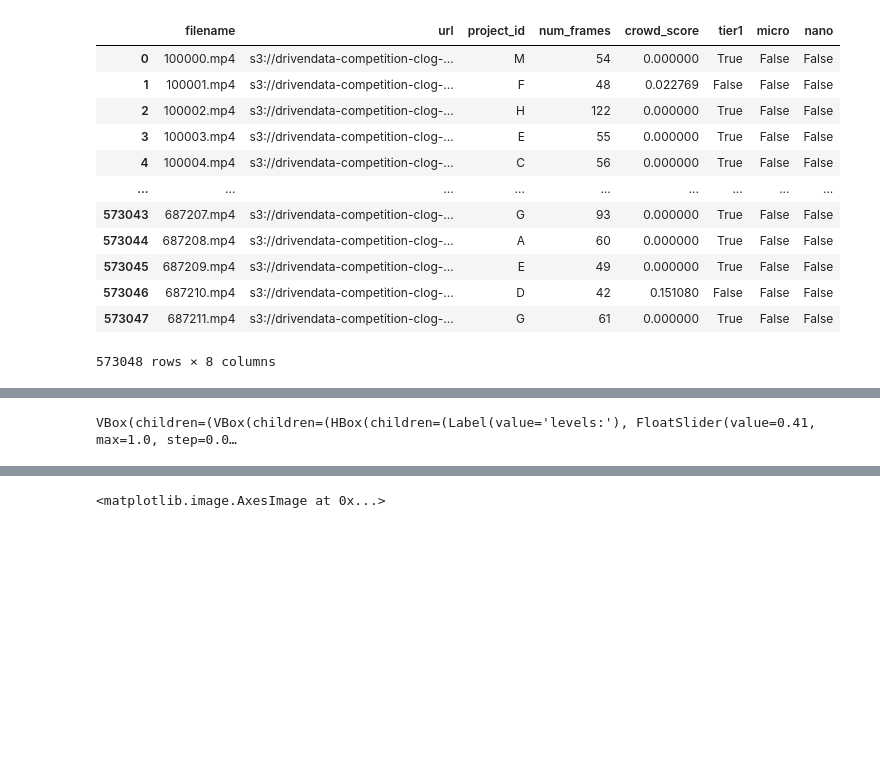
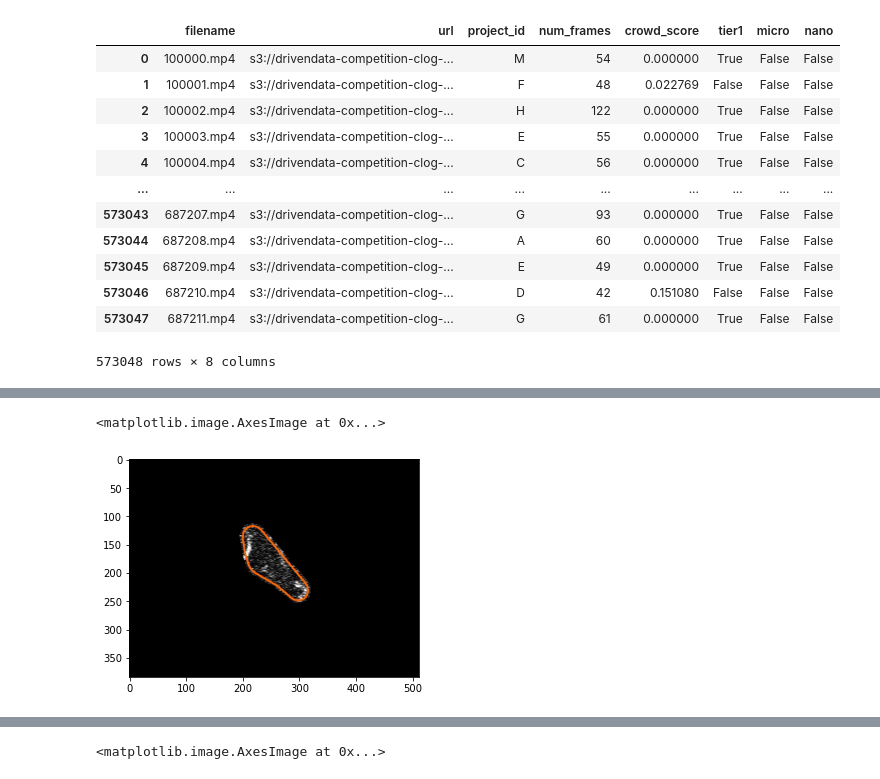
Before and after one commit to Alibhji/Clog-Loss-Advance-Alzheimer-s-Research, a Jupyter notebook: notebook/01_dataset_analysis.ipynb, the cells around one changed output, grey strips where cells are left out. Saved outputs shown, nothing was run; the diff lists cells and outputs as text; code cells hidden in the pictures; blank space fills up the shorter version.

```diff
--- a/notebook/01_dataset_analysis.ipynb
+++ b/notebook/01_dataset_analysis.ipynb
@@ -69,12 +148,43 @@ tensor_img = np.array(list(tensor_img))
 # %%
-import ipyvolume as ipv
-ipv.figure()
+# import ipyvolume as ipv
+# ipv.figure()
 
-ipv.volshow(tensor_img[...,1], level=[0.41, 0.75], opacity=0.5, level_width=0.1, data_min=0, data_max=255)
-ipv.view(-30, 40)
-ipv.show()
+# ipv.volshow(tensor_img[...,1], level=[0.41, 0.75], opacity=0.5, level_width=0.1, data_min=0, data_max=255)
+# ipv.view(-30, 40)
+# ipv.show()
+
+# #levels 0.41 ,0.47 ,0.76
+# # opa 0.14 .0.11 ,0.11
+
+# # op=12.6 , brith= 2.00
-# %% [output]
-VBox(children=(VBox(children=(HBox(children=(Label(value='levels:'), FloatSlider(value=0.41, max=1.0, step=0.0…
+# %%
+image , hasframe = getFrame(vidcap ,time_stamp[0] , 0)
+hsv = cv2.cvtColor(image,cv2.COLOR_BGR2HSV)
+lower_red = np.array([100,120,150])
+upper_red = np.array([110,255,255])
+mask1 = cv2.inRange(hsv, lower_red, upper_red)
+
+mask1 = cv2.dilate(mask1, None, iterations=2)
+mask_ind = np.where(mask1>0)
+xmin , xmax = min(mask_ind[1]) , max(mask_ind[1])
+ymin , ymax = min(mask_ind[0]) , max(mask_ind[0])
+
+
+
+ret,mask1 = cv2.threshold(mask1,10,255,cv2.THRESH_BINARY_INV)
+contours,hierarchy = cv2.findContours(mask1, cv2.RETR_TREE, cv2.CHAIN_APPROX_NONE)
+
+contours = [ctr for ctr in contours if cv2.contourArea(ctr) < 5*(mask1.shape[0]*mask1.shape[1])/6]
+contours = sorted(contours, key=cv2.contourArea, reverse=True)
+# for ctr in contours:
+#     print(cv2.contourArea(ctr), 5*(mask1.shape[0]*mask1.shape[1])/6)
+
+cv2.drawContours(mask1, [contours[0]], -1, (0, 0, 0), -1)
+image[mask1>0] = (0,0,0)
+plt.imshow(image)
+# %% [output]
+<matplotlib.image.AxesImage at 0x...>
+[figure, added]
 # %%
 from ipywidgets import interact, interactive, fixed, interact_manual
 import ipywidgets as widgets
```
Also changed, not shown: parts of 3 cells of this notebook, 9 other files.
